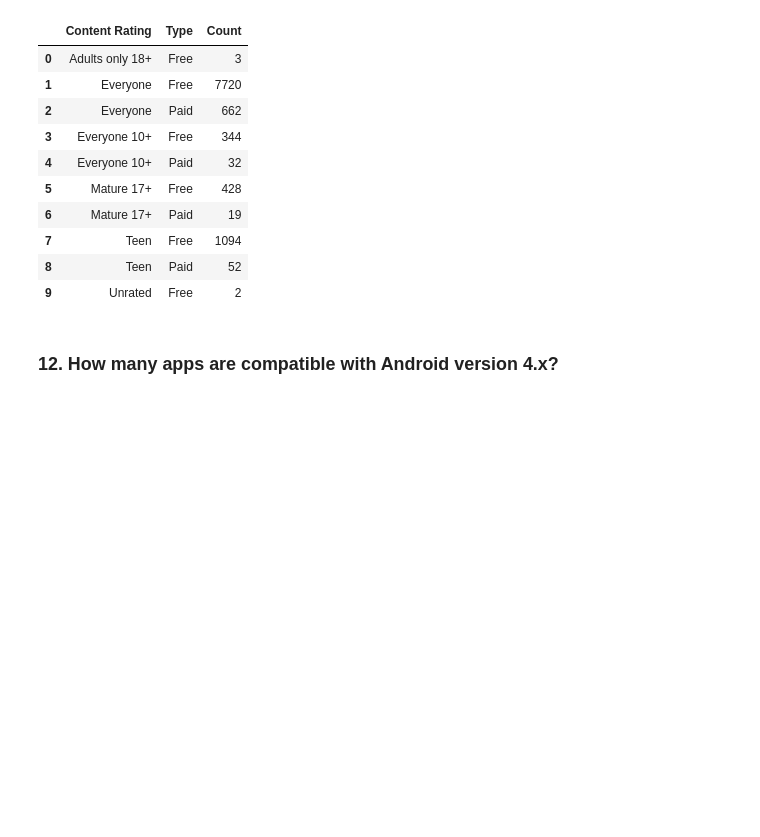
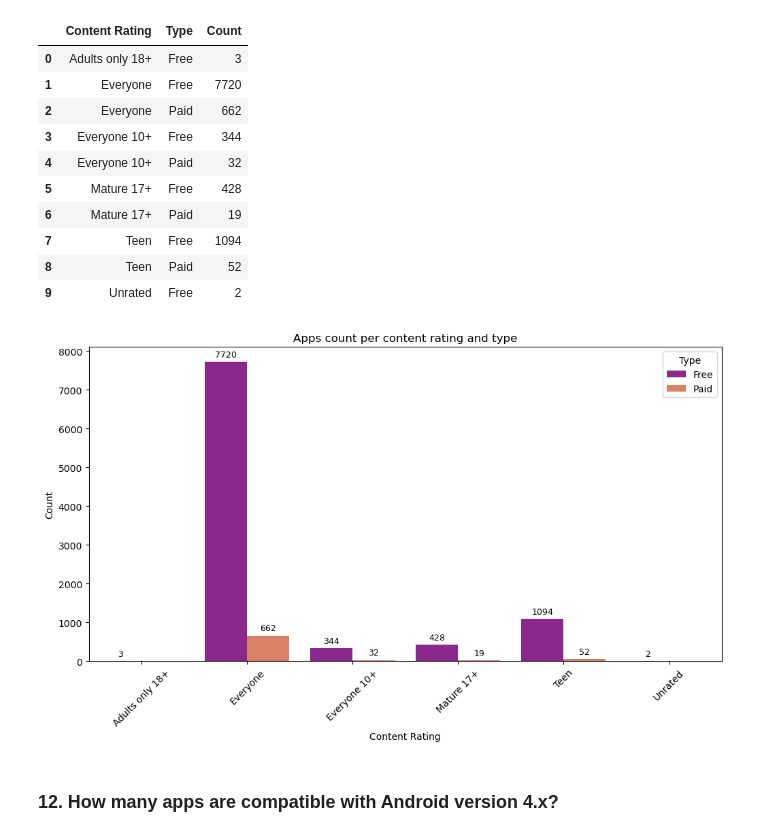
Before and after one commit to YoussifAhmed66/Play-Store-apps-data-cleaning-and-preprocessing, a Jupyter notebook: Script.ipynb, the cells around one changed output. Saved outputs shown, nothing was run; the diff lists cells and outputs as text; code cells hidden in the pictures; blank space fills up the shorter version.

```diff
--- a/Script.ipynb
+++ b/Script.ipynb
@@ -872,20 +886,17 @@ df_content_count
 | 8 | Teen | Paid | 52 |
 | 9 | Unrated | Free | 2 |
 # %%
-fig = px.bar(
-    df_content_count,
-    x="Content Rating",
-    y="Count",
-    color="Type",  # same as hue in seaborn
-    barmode="group",  # grouped bars side by side
-    title="Apps Count per Content Rating and Type",
-    text="Count"
-)
-fig.update_layout(
-    width=1000,
-    height=600
-)
-fig.show()
+plt.figure(figsize=(12, 6))
+fig = sns.barplot(data=df_content_count, x = "Content Rating", y= "Count", hue="Type", palette="plasma")
+plt.title("Apps count per content rating and type")
+plt.xticks(rotation=45)
+
+for container in fig.containers:
+    fig.bar_label(container, fmt='%d', label_type='edge', fontsize=9, padding=3)
+
+plt.show()
+# %% [output]
+[figure, added]
 # %% [markdown]
 ### 12.	How many apps are compatible with Android version 4.x?
 # %%
```
Also changed, not shown: parts of 6 cells of this notebook.
